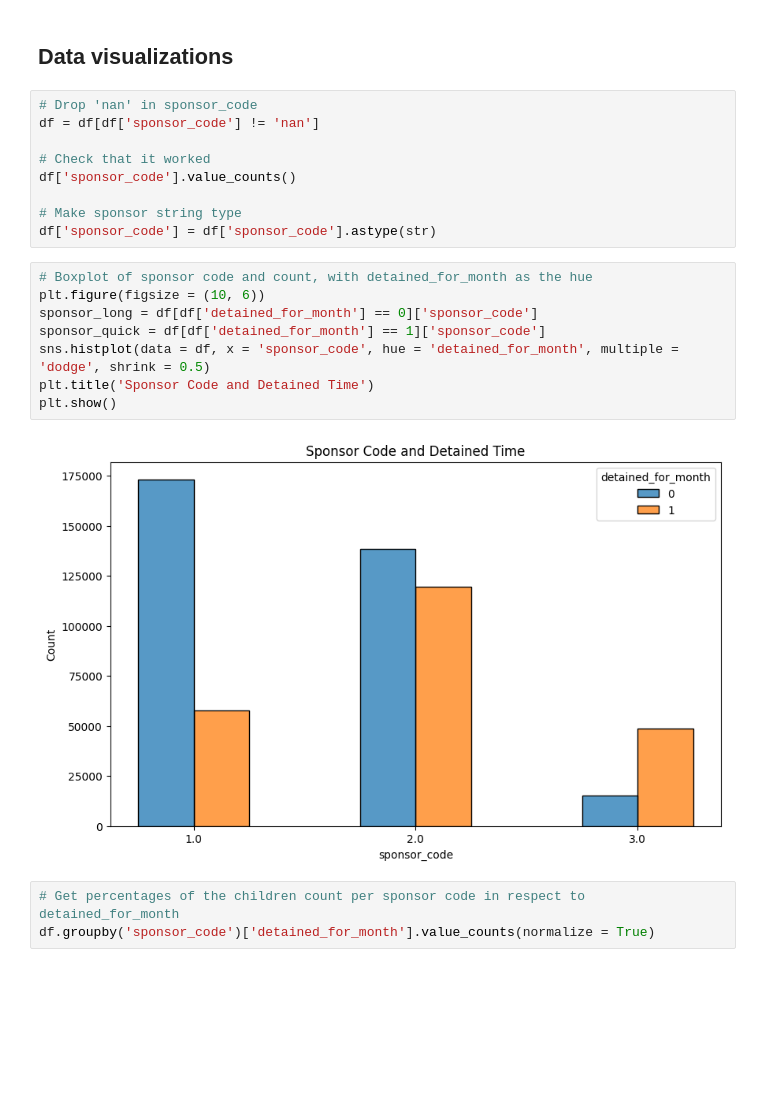
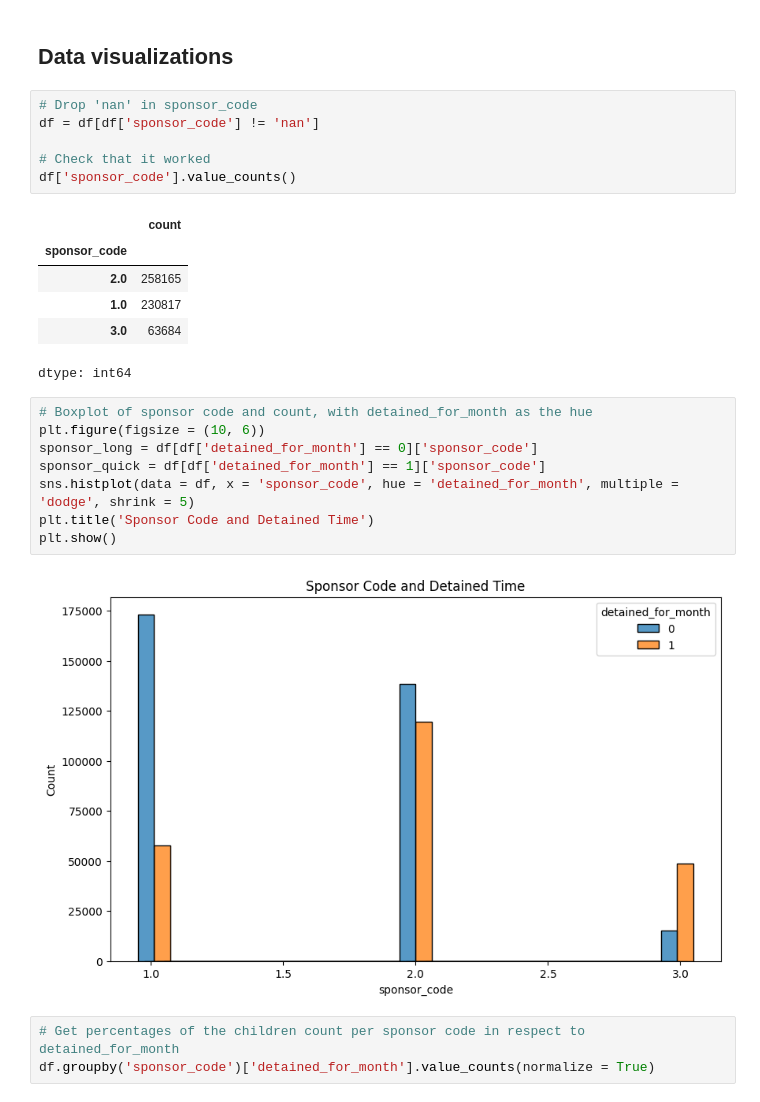
Before and after one commit to alyssarose05/Detained_U.S._Child_Migrants, a Jupyter notebook: V2_Migrant_children.ipynb, the cells around one changed output. Drawn from its saved outputs; the diff is of its cells as text; blank space fills up the shorter version.

```diff
--- a/V2_Migrant_children.ipynb
+++ b/V2_Migrant_children.ipynb
@@ -347,19 +350,23 @@ df = df[df['sponsor_code'] != 'nan']
 
 # Check that it worked
 df['sponsor_code'].value_counts()
-
-# Make sponsor string type
-df['sponsor_code'] = df['sponsor_code'].astype(str)
+# %% [output]
+|  | count |
+| sponsor_code |  |
+| 2.0 | 258165 |
+| 1.0 | 230817 |
+| 3.0 | 63684 |
+dtype: int64
 # %%
 # Boxplot of sponsor code and count, with detained_for_month as the hue
 plt.figure(figsize = (10, 6))
 sponsor_long = df[df['detained_for_month'] == 0]['sponsor_code']
 sponsor_quick = df[df['detained_for_month'] == 1]['sponsor_code']
-sns.histplot(data = df, x = 'sponsor_code', hue = 'detained_for_month', multiple = 'dodge', shrink = 0.5)
+sns.histplot(data = df, x = 'sponsor_code', hue = 'detained_for_month', multiple = 'dodge', shrink = 5)
 plt.title('Sponsor Code and Detained Time')
 plt.show()
 # %% [output]
-[figure, old version]
+[figure, new version]
 # %%
 # Get percentages of the children count per sponsor code in respect to detained_for_month
 df.groupby('sponsor_code')['detained_for_month'].value_counts(normalize = True)
```
Also changed, not shown: parts of 14 cells of this notebook.
